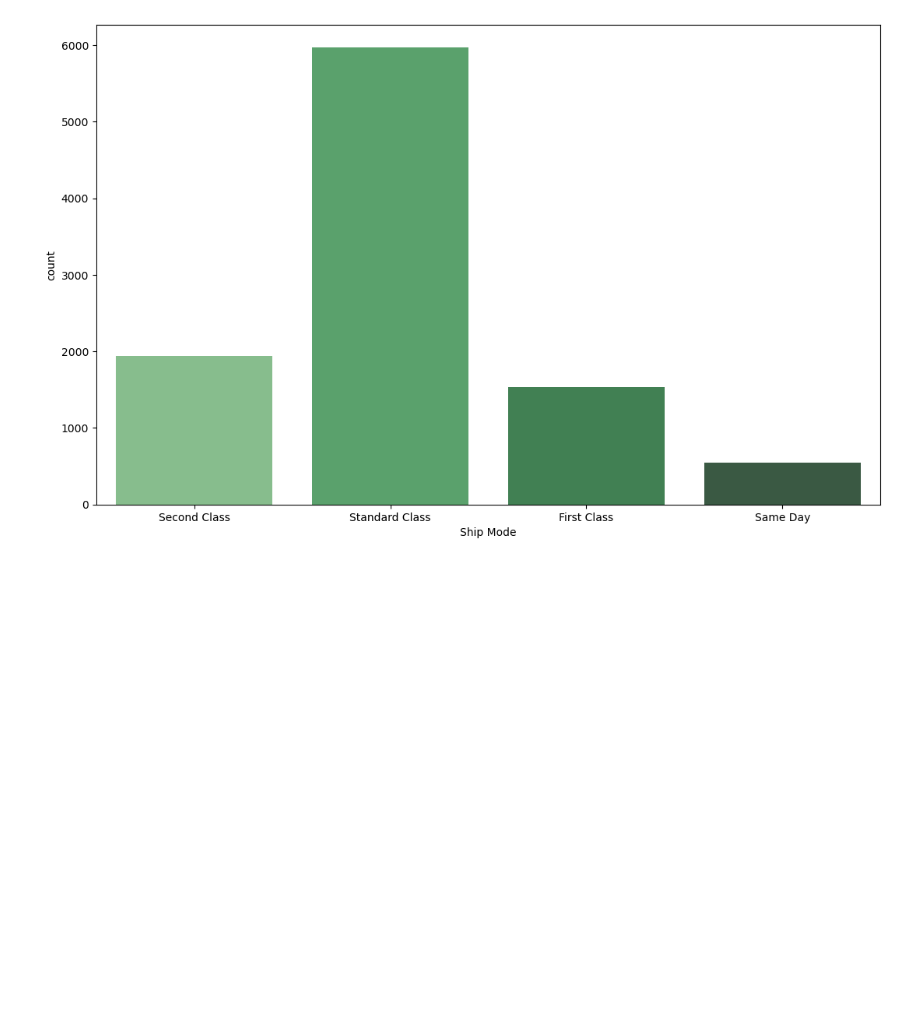
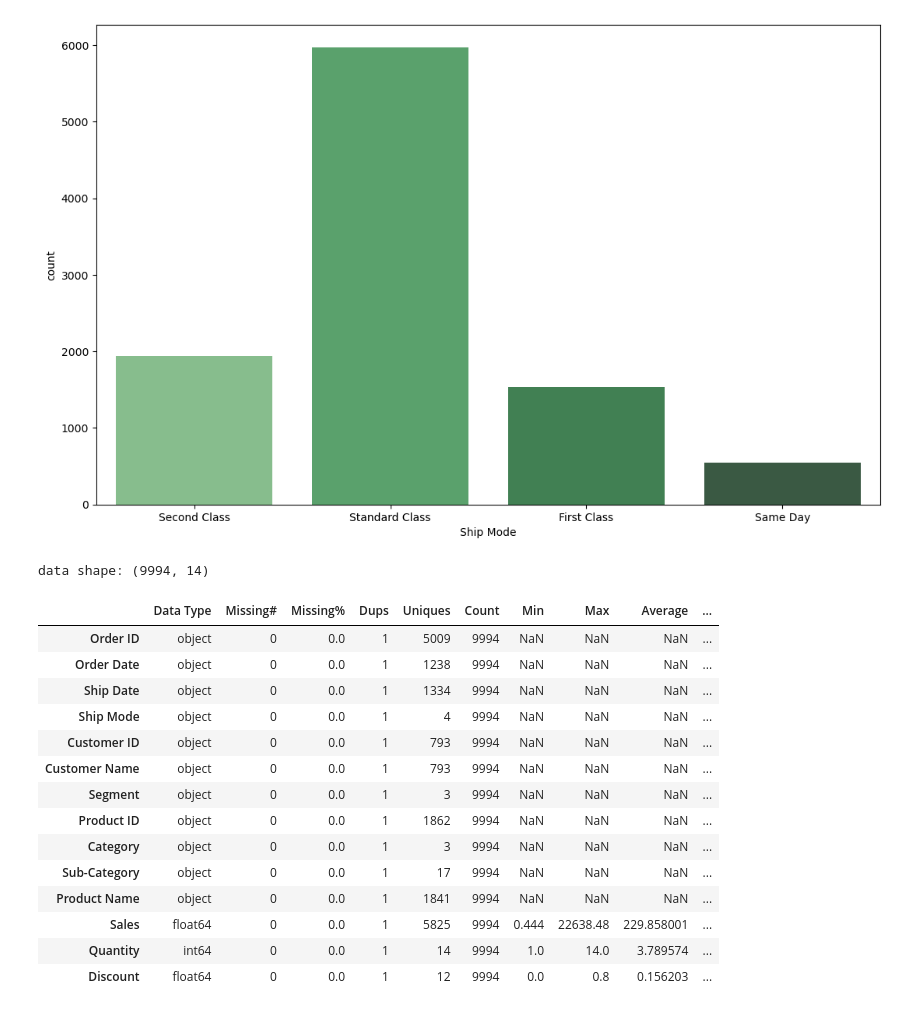
Before and after one commit to NahuelCl/Superstore_Capstone, a Jupyter notebook: Analisys/Superstore_course.ipynb, the cells around one changed output. Cells and saved outputs as stored; diff of their text form; code cells hidden in the pictures; blank space fills up the shorter version.

```diff
--- a/Analisys/Superstore_course.ipynb
+++ b/Analisys/Superstore_course.ipynb
@@ -90,3 +90,38 @@ sns.countplot(x='Ship Mode',data=df,palette='Greens_d')
 plt.show()
 # %% [output]
 [figure]
+# %%
+print(f'data shape: {df.shape}')
+summ = pd.DataFrame(df.dtypes, columns=['Data Type'])
+summ['Missing#'] = df.isna().sum()
+summ['Missing%'] = (df.isna().sum())/len(df)
+summ['Dups'] = df.duplicated().sum()
+summ['Uniques'] = df.nunique().values
+summ['Count'] = df.count().values
+desc = pd.DataFrame(df.describe(include='all').transpose())
+summ['Min'] = desc['min'].values
+summ['Max'] = desc['max'].values
+summ['Average'] = desc['mean'].values
+summ['Standard Deviation'] = desc['std'].values
+summ['First Value'] = df.loc[0].values
+summ['Second Value'] = df.loc[1].values
+summ['Third Value'] = df.loc[2].values
+
+display(summ)
+# %% [output]
+data shape: (9994, 14)
+|  | Data Type | Missing# | Missing% | Dups | Uniques | Count | Min | Max | Average | ... |
+| Order ID | object | 0 | 0.0 | 1 | 5009 | 9994 | NaN | NaN | NaN | ... |
+| Order Date | object | 0 | 0.0 | 1 | 1238 | 9994 | NaN | NaN | NaN | ... |
+| Ship Date | object | 0 | 0.0 | 1 | 1334 | 9994 | NaN | NaN | NaN | ... |
+| Ship Mode | object | 0 | 0.0 | 1 | 4 | 9994 | NaN | NaN | NaN | ... |
+| Customer ID | object | 0 | 0.0 | 1 | 793 | 9994 | NaN | NaN | NaN | ... |
+| Customer Name | object | 0 | 0.0 | 1 | 793 | 9994 | NaN | NaN | NaN | ... |
+| Segment | object | 0 | 0.0 | 1 | 3 | 9994 | NaN | NaN | NaN | ... |
+| Product ID | object | 0 | 0.0 | 1 | 1862 | 9994 | NaN | NaN | NaN | ... |
+| Category | object | 0 | 0.0 | 1 | 3 | 9994 | NaN | NaN | NaN | ... |
+| Sub-Category | object | 0 | 0.0 | 1 | 17 | 9994 | NaN | NaN | NaN | ... |
+| Product Name | object | 0 | 0.0 | 1 | 1841 | 9994 | NaN | NaN | NaN | ... |
+| Sales | float64 | 0 | 0.0 | 1 | 5825 | 9994 | 0.444 | 22638.48 | 229.858001 | ... |
+| Quantity | int64 | 0 | 0.0 | 1 | 14 | 9994 | 1.0 | 14.0 | 3.789574 | ... |
+| Discount | float64 | 0 | 0.0 | 1 | 12 | 9994 | 0.0 | 0.8 | 0.156203 | ... |
```
Also changed, not shown: parts of 2 cells of this notebook.
